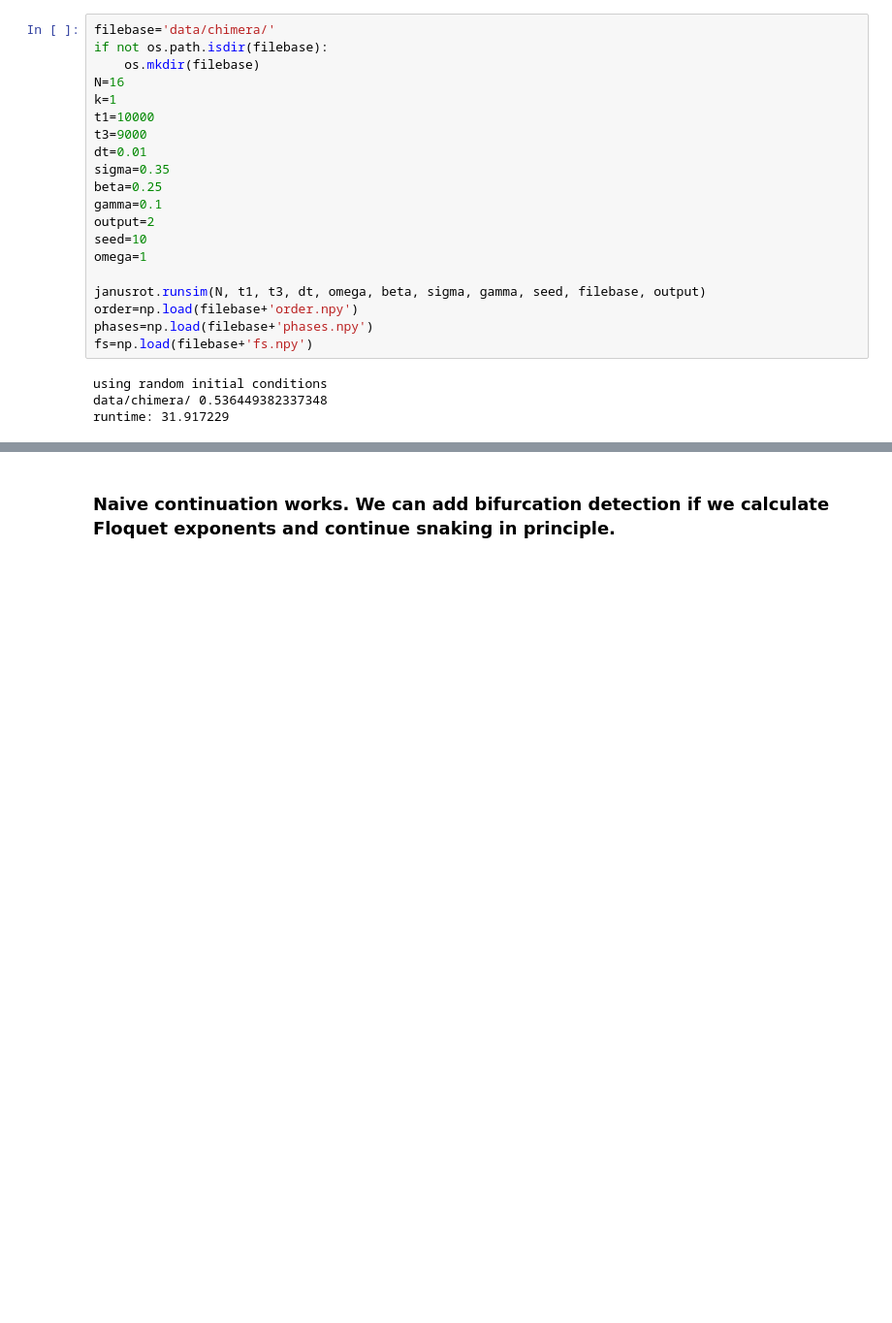
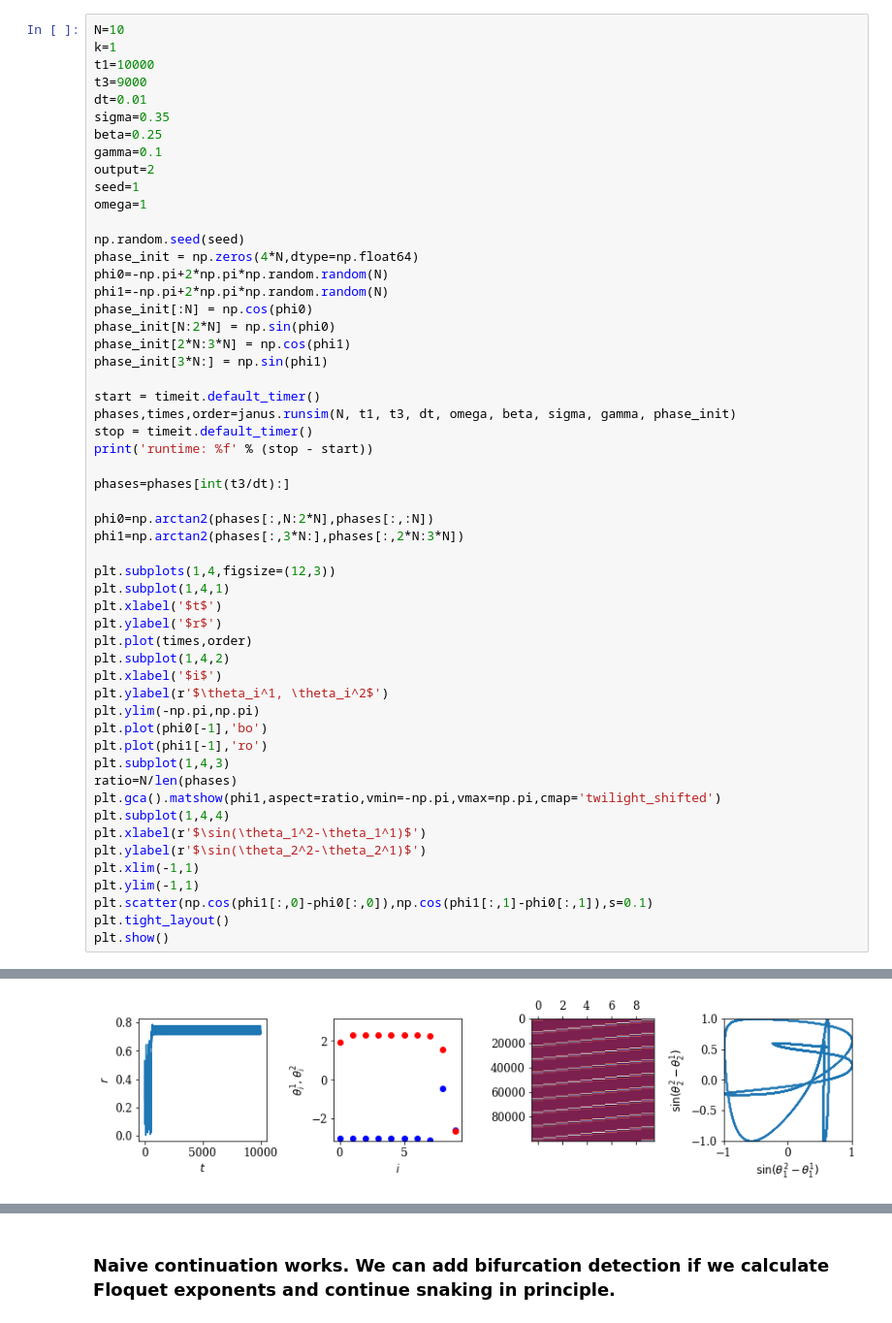
Before and after one commit to znicolaou/snakingoscillators, a Jupyter notebook: lccont.ipynb, the cells around one changed output, grey strips where cells are left out. Shown: that part at 97% size. Saved outputs shown, nothing was run; the diff lists cells and outputs as text; blank space fills up the shorter version.

```diff
--- a/lccont.ipynb
+++ b/lccont.ipynb
@@ -20,24 +20,55 @@ imp.reload(janusrot)
-# %%
-filebase='data/chimera/'
-if not os.path.isdir(filebase):
-    os.mkdir(filebase)
-N=16
-k=1
-t1=10000
-t3=9000
-dt=0.01
-sigma=0.35
-beta=0.25
-gamma=0.1
-output=2
-seed=10
-omega=1
-
-janusrot.runsim(N, t1, t3, dt, omega, beta, sigma, gamma, seed, filebase, output)
-order=np.load(filebase+'order.npy')
-phases=np.load(filebase+'phases.npy')
-fs=np.load(filebase+'fs.npy')
-# %% [output]
-using random initial conditions
-data/chimera/ 0.536449382337348
-runtime: 31.917229
+# %%
+N=10
+k=1
+t1=10000
+t3=9000
+dt=0.01
+sigma=0.35
+beta=0.25
+gamma=0.1
+output=2
+seed=1
+omega=1
+
+np.random.seed(seed)
+phase_init = np.zeros(4*N,dtype=np.float64)
+phi0=-np.pi+2*np.pi*np.random.random(N)
+phi1=-np.pi+2*np.pi*np.random.random(N)
+phase_init[:N] = np.cos(phi0)
+phase_init[N:2*N] = np.sin(phi0)
+phase_init[2*N:3*N] = np.cos(phi1)
+phase_init[3*N:] = np.sin(phi1)
+
+start = timeit.default_timer()
+phases,times,order=janus.runsim(N, t1, t3, dt, omega, beta, sigma, gamma, phase_init)
+stop = timeit.default_timer()
+print('runtime: %f' % (stop - start))
+
+phases=phases[int(t3/dt):]
+
+phi0=np.arctan2(phases[:,N:2*N],phases[:,:N])
+phi1=np.arctan2(phases[:,3*N:],phases[:,2*N:3*N])
+
+plt.subplots(1,4,figsize=(12,3))
+plt.subplot(1,4,1)
+plt.xlabel('$t$')
+plt.ylabel('$r$')
+plt.plot(times,order)
+plt.subplot(1,4,2)
+plt.xlabel('$i$')
+plt.ylabel(r'$\theta_i^1, \theta_i^2$')
+plt.ylim(-np.pi,np.pi)
+plt.plot(phi0[-1],'bo')
+plt.plot(phi1[-1],'ro')
+plt.subplot(1,4,3)
+ratio=N/len(phases)
+plt.gca().matshow(phi1,aspect=ratio,vmin=-np.pi,vmax=np.pi,cmap='twilight_shifted')
+plt.subplot(1,4,4)
+plt.xlabel(r'$\sin(\theta_1^2-\theta_1^1)$')
+plt.ylabel(r'$\sin(\theta_2^2-\theta_2^1)$')
+plt.xlim(-1,1)
+plt.ylim(-1,1)
+plt.scatter(np.cos(phi1[:,0]-phi0[:,0]),np.cos(phi1[:,1]-phi0[:,1]),s=0.1)
+plt.tight_layout()
+plt.show()
+# %% [output]
@@ -43,0 +76 @@ runtime: 31.917229
+[figure, added]
```
Also changed, not shown: parts of 19 cells of this notebook, 2 other files.
